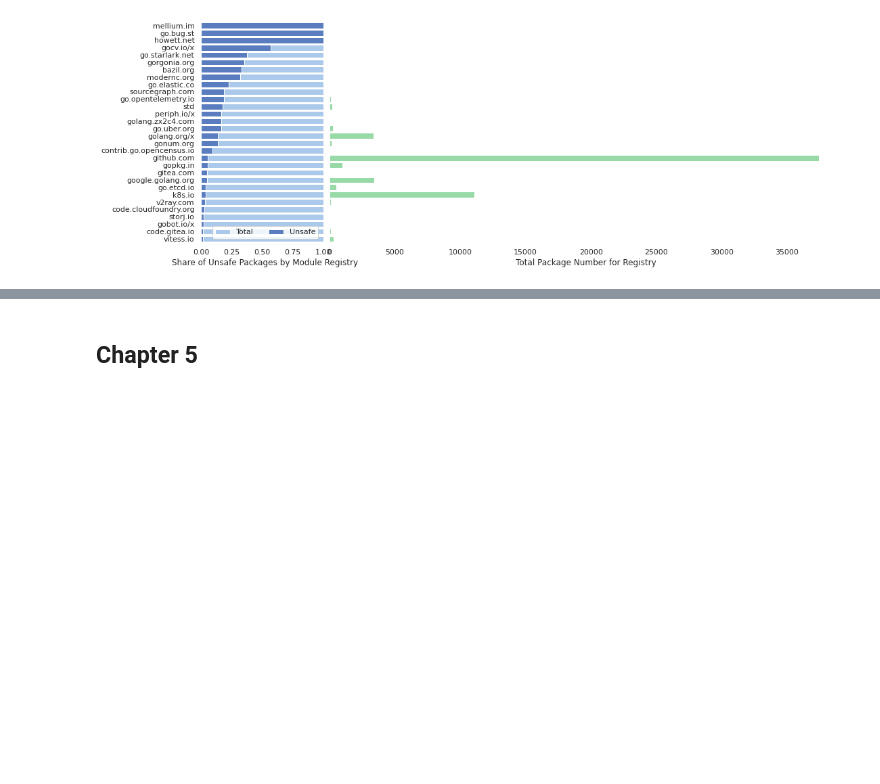
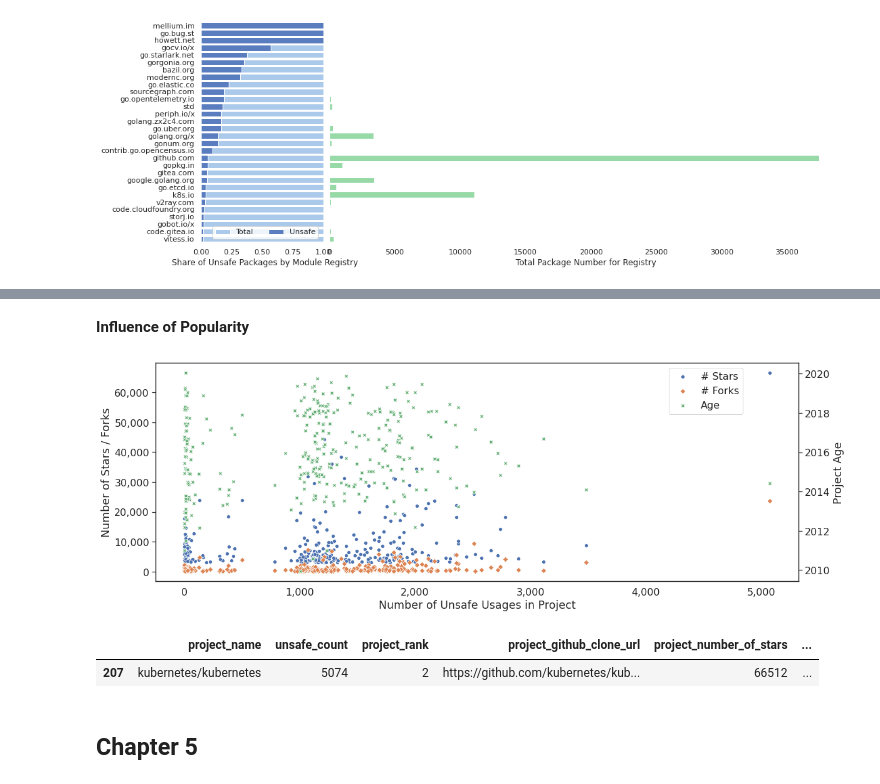
Before and after one commit to jlauinger/master-of-science, a Jupyter notebook: code/data-survey/analysis/figures-thesis.ipynb, the cells around one changed output, grey strips where cells are left out. Drawn from its saved outputs; the diff is of its cells as text; code cells hidden in the pictures; blank space fills up the shorter version.

Commit message:
analysis: update thesis figures notebook

```diff
--- a/code/data-survey/analysis/figures-thesis.ipynb
+++ b/code/data-survey/analysis/figures-thesis.ipynb
@@ -165,3 +225,50 @@ plt.savefig('/root/data/figures/thesis/chapter4/unsafe-packages-by-registry-n30.
+# %% [markdown]
+**Influence of Popularity**
+# %%
+df1 = pd.merge(geiger_df, packages_df, how='left',
+                left_on=['package_import_path', 'project_name', 'package_dir'],
+                right_on=['import_path', 'project_name', 'dir'])
+
+df2 = df1\
+    [df1['is_standard']==False]\
+    .groupby('project_name')\
+    .agg(unsafe_count=pd.NamedAgg(column='project_name', aggfunc='count'))
+
+unsafe_by_project_features_df = pd.merge(df2, projects_df, how='left', on='project_name')
+# %%
+sns.set_color_codes("pastel")
+sns.set(style='white', font_scale=1.45)
+
+fig, ax = plt.subplots(figsize=(17, 6))
+
+sns.scatterplot(data=unsafe_by_project_features_df, x='unsafe_count', y='project_number_of_stars', marker='o', ax=ax)
+sns.scatterplot(data=unsafe_by_project_features_df, x='unsafe_count', y='project_number_of_forks', marker='D', ax=ax)
+
+ax2 = ax.twinx()
+
+sns.scatterplot(data=[], ax=ax2)
+sns.scatterplot(data=[], ax=ax2)
+sns.scatterplot(data=unsafe_by_project_features_df, x='unsafe_count', y='project_created_at', marker='X', ax=ax2)
+
+# Add legend and axis labels
+fig.legend(['# Stars', '# Forks', 'Age'], loc='upper right', bbox_to_anchor=(0.85, 0.93))
+ax.set_xlabel('Number of Unsafe Usages in Project')
+ax.set_ylabel('Number of Stars / Forks')
+ax2.set_ylabel('Project Age')
+
+# Add thousands separator to axes
+ax.get_xaxis().set_major_formatter(matplotlib.ticker.FuncFormatter(lambda x, p: format(int(x), ',')))
+ax.get_yaxis().set_major_formatter(matplotlib.ticker.FuncFormatter(lambda x, p: format(int(x), ',')))
+
+plt.tight_layout()
+plt.savefig('/root/data/figures/thesis/chapter4/correlation-popularity.pdf')
+# %% [output]
+[figure, added]
+# %%
+unsafe_by_project_features_df[unsafe_by_project_features_df['unsafe_count']>3500]
+# %% [output]
+|  | project_name | unsafe_count | project_rank | project_github_clone_url | project_number_of_stars | ... |
+| 207 | kubernetes/kubernetes | 5074 | 2 | https://github.com/kubernetes/kub... | 66512 | ... |
 # %% [markdown]
 ## Chapter 5
 # %% [markdown]
```
Also changed, not shown: parts of 9 cells of this notebook.
